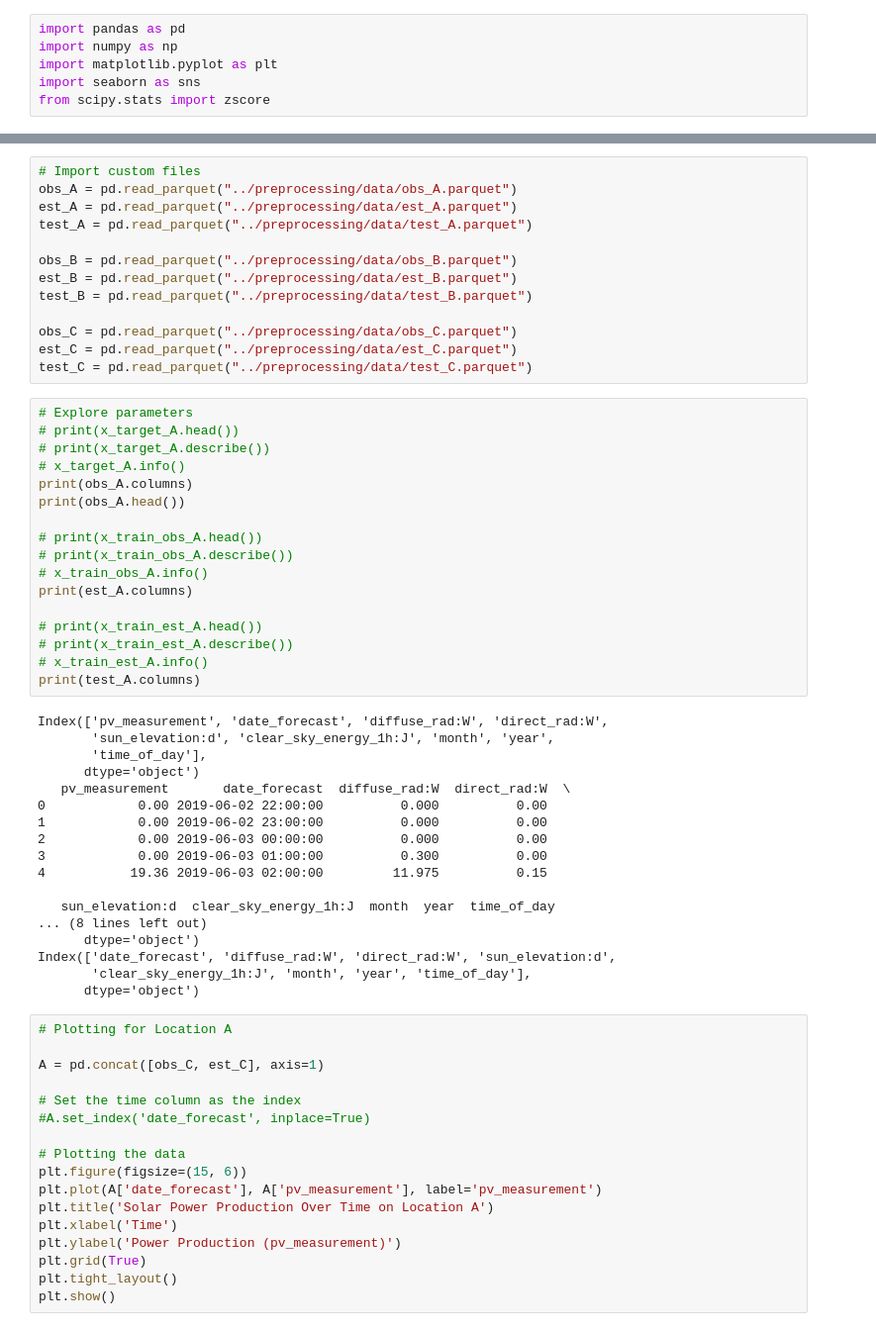
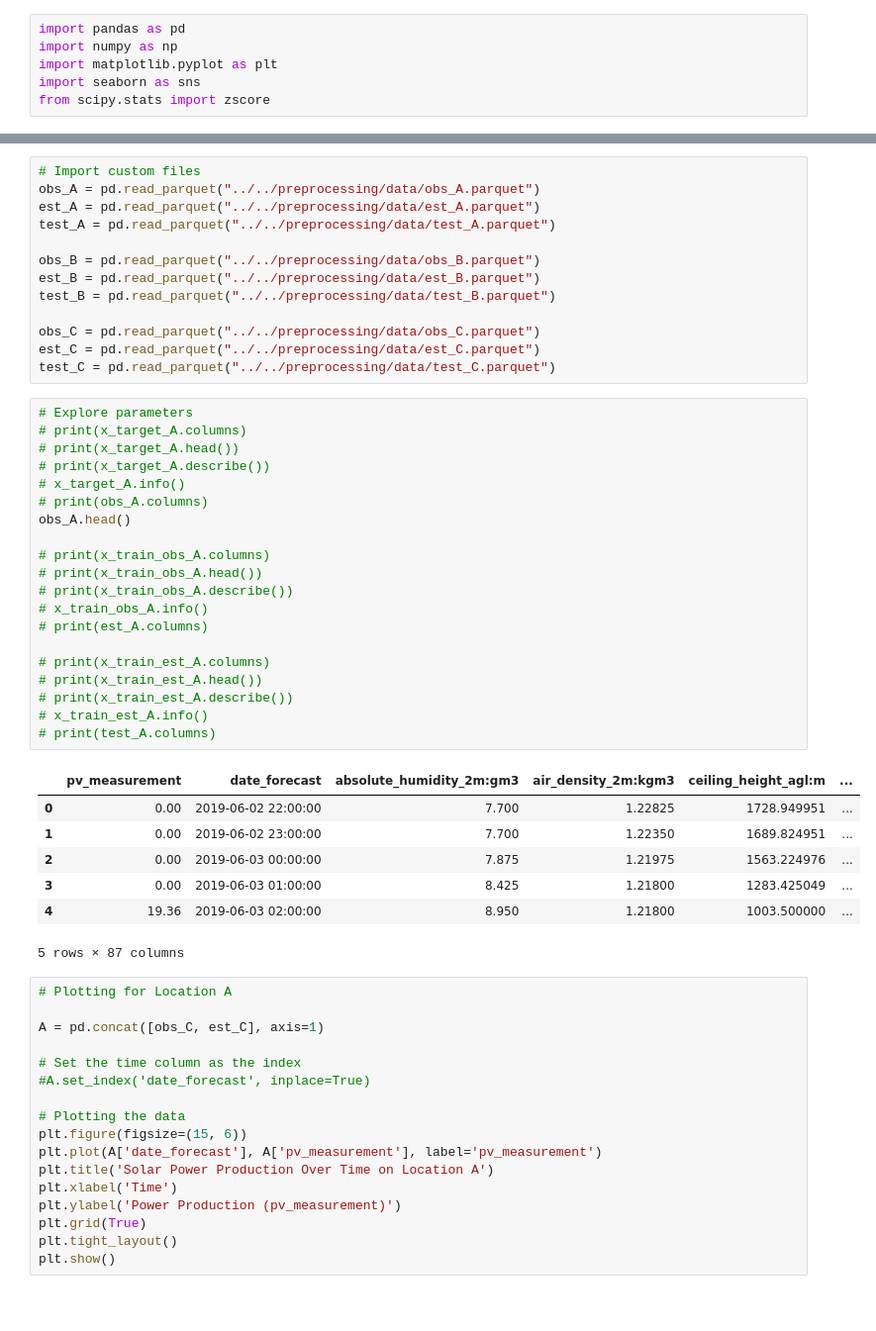
Before and after one commit to TDT4173-MPC/TDT4173-MPC, a Jupyter notebook: Mathias/EDA/overview.ipynb, the cells around one changed output, grey strips where cells are left out. Shown: that part at 99% size. Cells and saved outputs as stored; diff of their text form; blank space fills up the shorter version.

```diff
--- a/Mathias/EDA/overview.ipynb
+++ b/Mathias/EDA/overview.ipynb
@@ -31,51 +31,44 @@ x_test_C = pd.read_parquet("../data/C/X_test_estimated.parquet")
 # %%
 # Import custom files
-obs_A = pd.read_parquet("../preprocessing/data/obs_A.parquet")
-est_A = pd.read_parquet("../preprocessing/data/est_A.parquet")
-test_A = pd.read_parquet("../preprocessing/data/test_A.parquet")
+obs_A = pd.read_parquet("../../preprocessing/data/obs_A.parquet")
+est_A = pd.read_parquet("../../preprocessing/data/est_A.parquet")
+test_A = pd.read_parquet("../../preprocessing/data/test_A.parquet")
 
-obs_B = pd.read_parquet("../preprocessing/data/obs_B.parquet")
-est_B = pd.read_parquet("../preprocessing/data/est_B.parquet")
-test_B = pd.read_parquet("../preprocessing/data/test_B.parquet")
+obs_B = pd.read_parquet("../../preprocessing/data/obs_B.parquet")
+est_B = pd.read_parquet("../../preprocessing/data/est_B.parquet")
+test_B = pd.read_parquet("../../preprocessing/data/test_B.parquet")
 
-obs_C = pd.read_parquet("../preprocessing/data/obs_C.parquet")
-est_C = pd.read_parquet("../preprocessing/data/est_C.parquet")
-test_C = pd.read_parquet("../preprocessing/data/test_C.parquet")
+obs_C = pd.read_parquet("../../preprocessing/data/obs_C.parquet")
+est_C = pd.read_parquet("../../preprocessing/data/est_C.parquet")
+test_C = pd.read_parquet("../../preprocessing/data/test_C.parquet")
 # %%
 # Explore parameters
+# print(x_target_A.columns)
 # print(x_target_A.head())
 # print(x_target_A.describe())
 # x_target_A.info()
-print(obs_A.columns)
-print(obs_A.head())
+# print(obs_A.columns)
+obs_A.head()
 
+# print(x_train_obs_A.columns)
 # print(x_train_obs_A.head())
 # print(x_train_obs_A.describe())
 # x_train_obs_A.info()
-print(est_A.columns)
+# print(est_A.columns)
 
+# print(x_train_est_A.columns)
 # print(x_train_est_A.head())
 # print(x_train_est_A.describe())
 # x_train_est_A.info()
-print(test_A.columns)
+# print(test_A.columns)
 # %% [output]
+|  | pv_measurement | date_forecast | absolute_humidity_2m:gm3 | air_density_2m:kgm3 | ceiling_height_agl:m | ... |
+| 0 | 0.00 | 2019-06-02 22:00:00 | 7.700 | 1.22825 | 1728.949951 | ... |
+| 1 | 0.00 | 2019-06-02 23:00:00 | 7.700 | 1.22350 | 1689.824951 | ... |
+| 2 | 0.00 | 2019-06-03 00:00:00 | 7.875 | 1.21975 | 1563.224976 | ... |
+| 3 | 0.00 | 2019-06-03 01:00:00 | 8.425 | 1.21800 | 1283.425049 | ... |
+| 4 | 19.36 | 2019-06-03 02:00:00 | 8.950 | 1.21800 | 1003.500000 | ... |
-Index(['pv_measurement', 'date_forecast', 'diffuse_rad:W', 'direct_rad:W',
-       'sun_elevation:d', 'clear_sky_energy_1h:J', 'month', 'year',
-       'time_of_day'],
-      dtype='object')
-   pv_measurement       date_forecast  diffuse_rad:W  direct_rad:W  \
-0            0.00 2019-06-02 22:00:00          0.000          0.00
-1            0.00 2019-06-02 23:00:00          0.000          0.00
-2            0.00 2019-06-03 00:00:00          0.000          0.00
-3            0.00 2019-06-03 01:00:00          0.300          0.00
-4           19.36 2019-06-03 02:00:00         11.975          0.15
-
-   sun_elevation:d  clear_sky_energy_1h:J  month  year  time_of_day
-... (8 lines left out)
-      dtype='object')
-Index(['date_forecast', 'diffuse_rad:W', 'direct_rad:W', 'sun_elevation:d',
-       'clear_sky_energy_1h:J', 'month', 'year', 'time_of_day'],
-      dtype='object')
+5 rows × 87 columns
 # %%
 # Plotting for Location A
 
```
Also changed, not shown: parts of 1 cell of this notebook, 21 other files.
